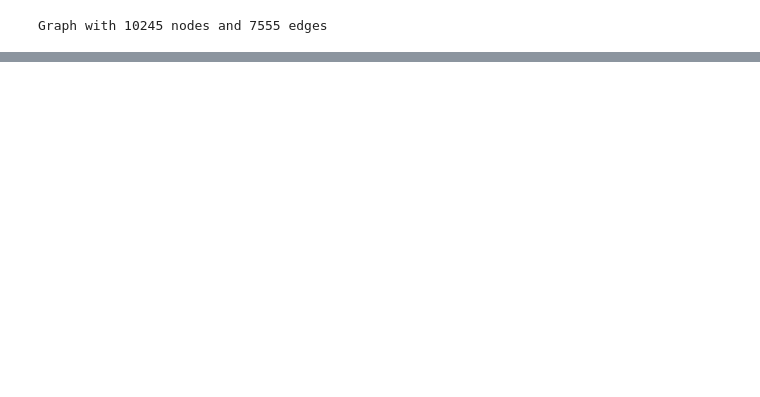
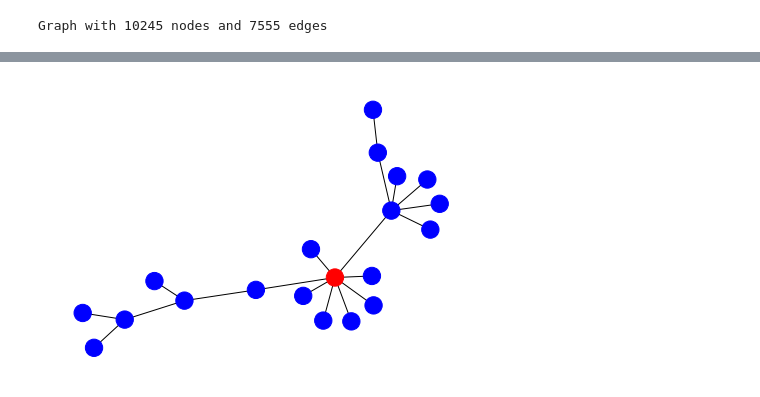
Before and after one commit to christinecho/Amazon-Copurchasing-Network, a Jupyter notebook: ORF387_Final_Project.ipynb, the cells around one changed output, grey strips where cells are left out. Cells and saved outputs as stored; diff of their text form; code cells hidden in the pictures; blank space fills up the shorter version.

```diff
--- a/ORF387_Final_Project.ipynb
+++ b/ORF387_Final_Project.ipynb
@@ -290,0 +302,10 @@ Graph with 10245 nodes and 7555 edges
+# %%
+def get_subset(graph, id):
+    subset = nx.node_connected_component(graph, id)
+    color_map = []
+    for node in g.subgraph(subset):
+        if node == id:
+            color_map.append('red')
+        else:
+            color_map.append('blue')
+    nx.draw(g.subgraph(subset), node_color = color_map)
@@ -290,0 +322,4 @@ Graph with 10245 nodes and 7555 edges
+# %%
+get_subset(g_videos, 10745)
+# %% [output]
+[figure, added]
```
Also changed, not shown: parts of 4 cells of this notebook.
